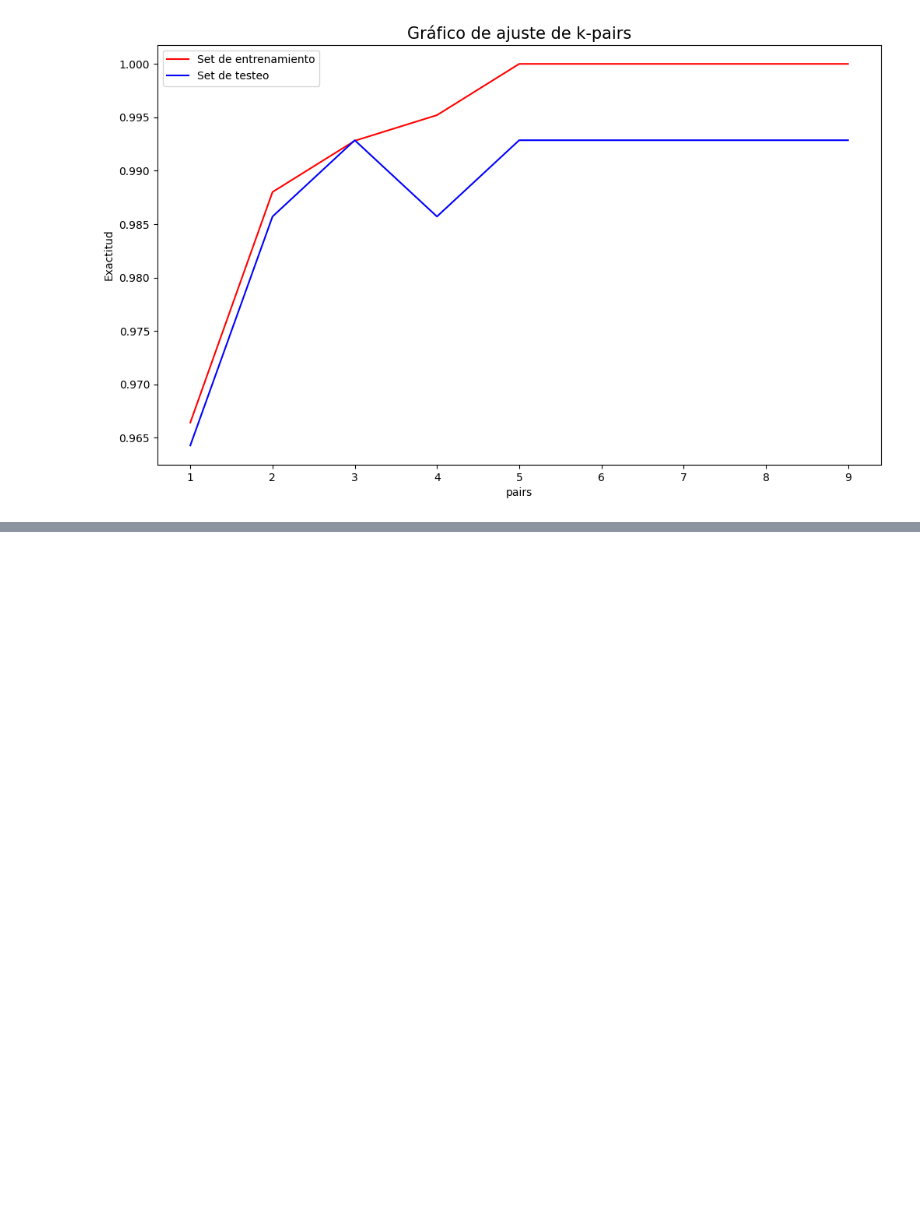
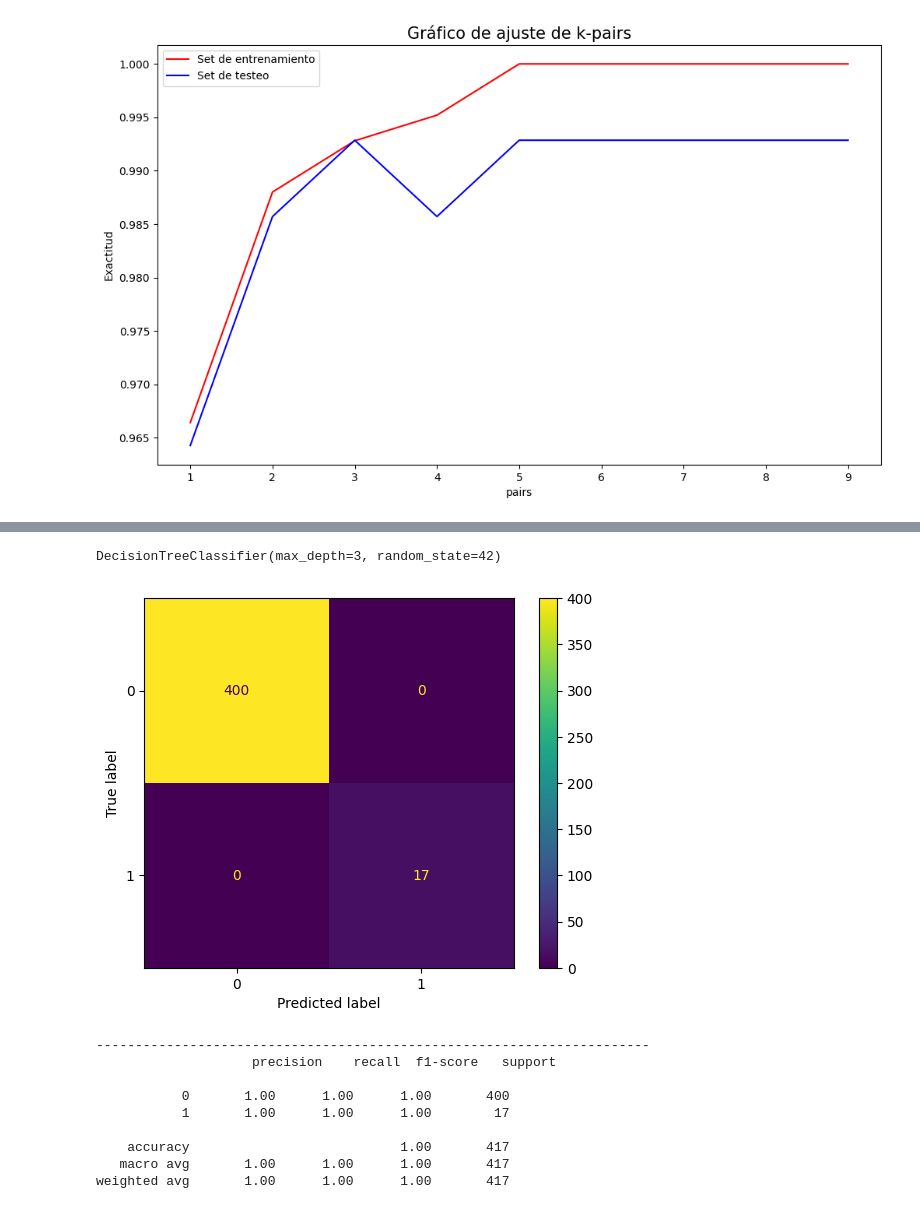
Before and after one commit to whipped-coffee/M06-Proyecto-Integrador-Machine-Learning, a Jupyter notebook: ArbolDeDecision.ipynb, the cells around one changed output, grey strips where cells are left out. Drawn from its saved outputs; the diff is of its cells as text; code cells hidden in the pictures; blank space fills up the shorter version.

```diff
--- a/ArbolDeDecision.ipynb
+++ b/ArbolDeDecision.ipynb
@@ -118,6 +110,48 @@ plt.show()
+# %%
+X = dataHosp.drop(['DIABETES','VOLUMEN PROSTATICO','ENF. CRONICA PULMONAR OBSTRUCTIVA'], axis = 1)
+y = dataHosp['HOSPITALIZACION']
+# %%
+X_train, X_test, y_train, y_test = train_test_split(X, y, test_size = 0.25, random_state=0)
 # %%
 # Instanciamos un objeto de la clase DecisionTreeClassifier
 clf = DecisionTreeClassifier(max_depth = 3, random_state = 42)
 
 # Entrenamos el modelo
 clf.fit(X_train,y_train)
+# %% [output]
+DecisionTreeClassifier(max_depth=3, random_state=42)
+# %%
+y_train_pred = clf.predict(X_train)
+
+y_test_pred = clf.predict(X_test)
+# %%
+#Para crear la matriz de confusión
+from sklearn.metrics import confusion_matrix
+
+matrix = confusion_matrix(y_train, y_train_pred)
+matrix_2 = confusion_matrix(y_test, y_test_pred)
+
+#Para visualizar
+from sklearn.metrics import ConfusionMatrixDisplay
+
+cm_display = ConfusionMatrixDisplay(matrix)
+cm_display_2 = ConfusionMatrixDisplay(matrix_2)
+
+#para obtener el valor de precisión, recall, F1-score y soporte para cada clase en un problema de clasificación
+from sklearn.metrics import classification_report
+# %%
+cm_display.plot()
+plt.show()
+print(f'''-----------------------------------------------------------------------
+      {classification_report(y_train, y_train_pred)}''')
+# %% [output]
+[figure, added]
+-----------------------------------------------------------------------
+                    precision    recall  f1-score   support
+
+           0       1.00      1.00      1.00       400
+           1       1.00      1.00      1.00        17
+
+    accuracy                           1.00       417
+   macro avg       1.00      1.00      1.00       417
+weighted avg       1.00      1.00      1.00       417
```
Also changed, not shown: parts of 7 cells of this notebook.
